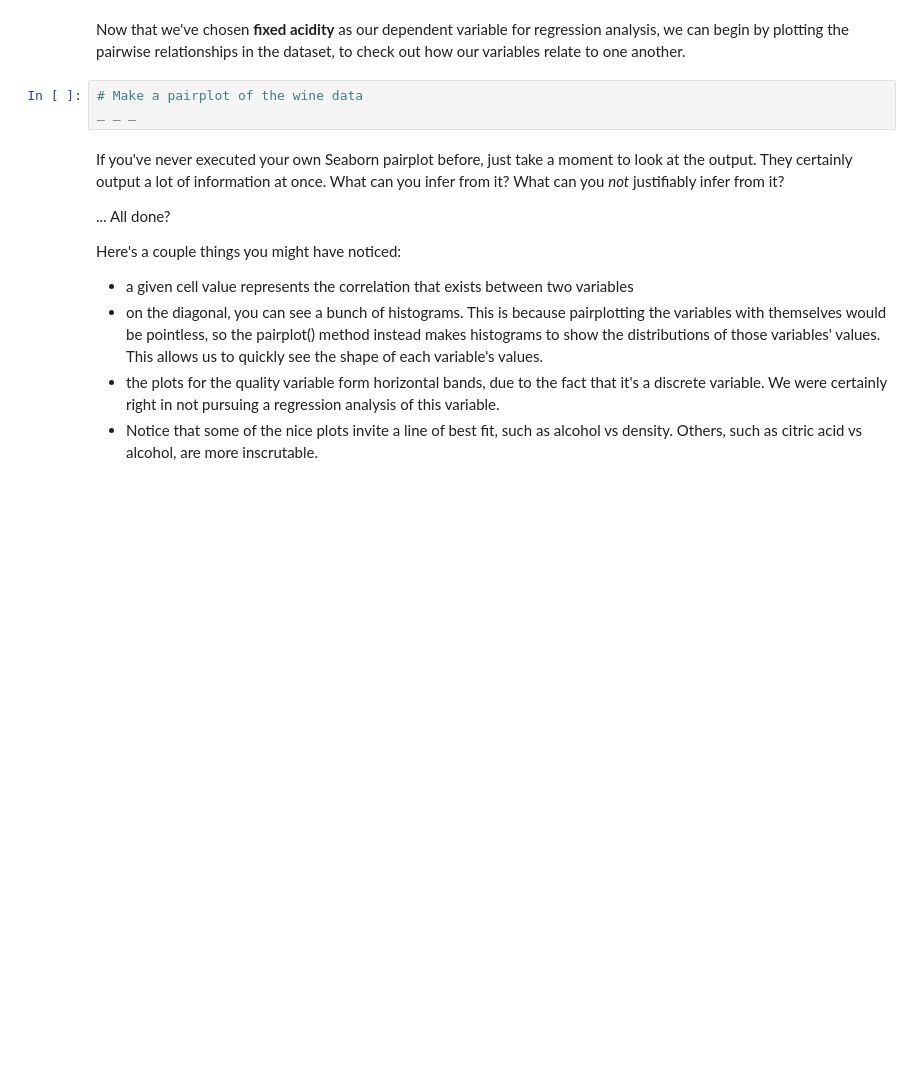
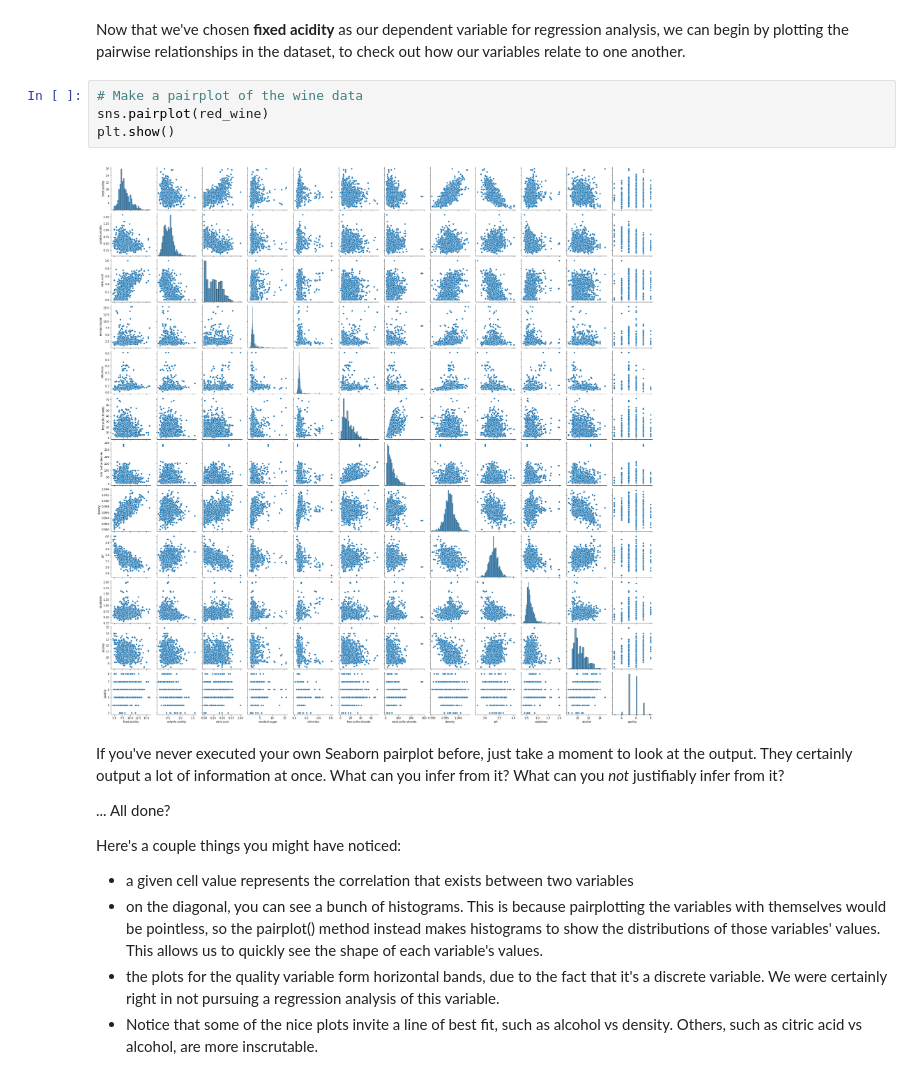
Before and after one commit to dmclark53/Springboard, a Jupyter notebook: Linear-Regression/Springboard Regression Case Study - the Red Wine Dataset - Tier 3.ipynb, the cells around one changed output. Saved outputs shown, nothing was run; the diff lists cells and outputs as text; blank space fills up the shorter version.

```diff
--- a/Linear-Regression/Springboard Regression Case Study - the Red Wine Dataset - Tier 3.ipynb
+++ b/Linear-Regression/Springboard Regression Case Study - the Red Wine Dataset - Tier 3.ipynb
@@ -227,7 +227,10 @@ The heading of this stage of the data science pipeline ('Cleaning, Transforming,
 Now that we've chosen **fixed acidity** as our dependent variable for regression analysis, we can begin by plotting the pairwise relationships in the dataset, to check out how our variables relate to one another.
 # %%
 # Make a pairplot of the wine data
-_ _ _
+sns.pairplot(red_wine)
+plt.show()
+# %% [output]
+[figure, added]
 # %% [markdown]
 If you've never executed your own Seaborn pairplot before, just take a moment to look at the output. They certainly output a lot of information at once. What can you infer from it? What can you *not* justifiably infer from it?
 
```
Also changed, not shown: parts of 5 cells of this notebook.
